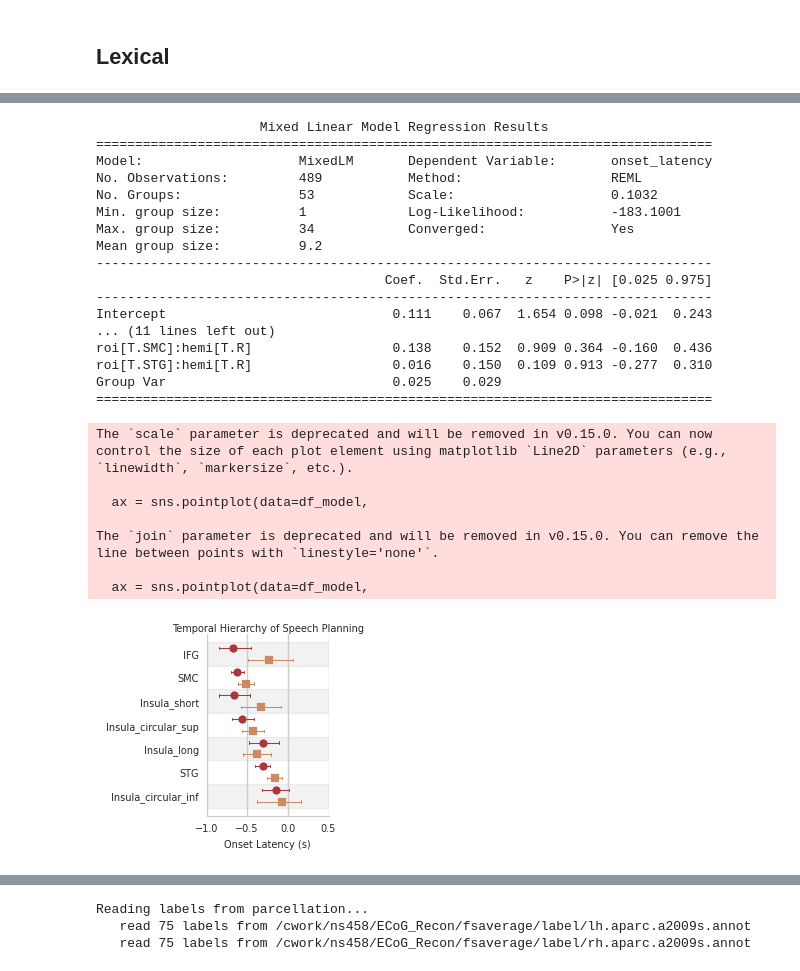
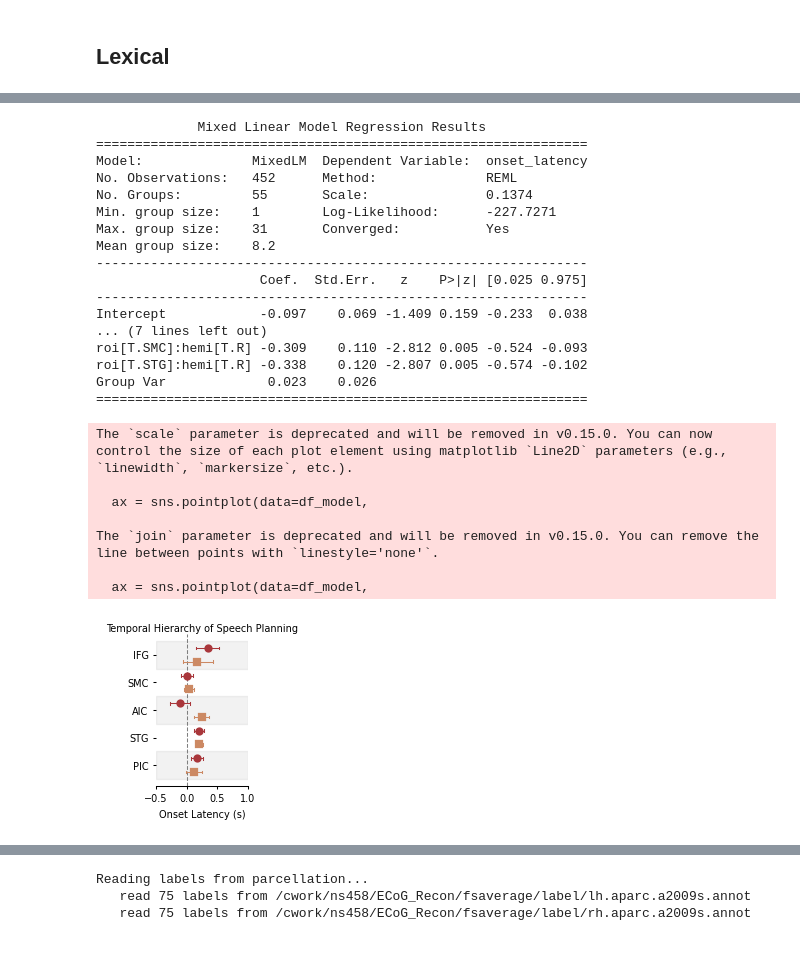
Before and after one commit to shinanlin/insula, a Jupyter notebook: notebooks/insula_temporal.ipynb, the cells around one changed output, grey strips where cells are left out. Cells and saved outputs as stored; diff of their text form; code cells hidden in the pictures.

```diff
--- a/viz/insula_temporal.ipynb
+++ b/notebooks/insula_temporal.ipynb
@@ -689,10 +1091,14 @@ def get_onset_latency(df):
 
         # 2. 必须按时间排序，确保取到的是起始点
         # 假设你的时间列叫 'time'
-        sig_data = sig_data.sort_values('time')
+        # sig_data = sig_data.sort_values('time')
 
-        # 3. 取第一行，这就是 Onset
-        onset_row = sig_data.iloc[0]
+        # # 3. 取第一行，这就是 Onset
+        # onset_row = sig_data.iloc[0]
+
+        peak_idx = sig_data['value'].idxmax()
+        onset_row = sig_data.loc[peak_idx]
+
 
         # 4. (可选) 鲁棒性检查：
         # 有时候 mask 可能是断断续续的（比如 [True, False, True, True...]）
@@ -733,15 +1212,15 @@ latency.head()
 # %%
 import statsmodels.formula.api as smf
 
-target_rois = ['STG','SMC', 'IFG',
-            #    'Insula_circular_ant',
-               'Insula_circular_sup',
-               'Insula_circular_inf',
-               'Insula_long',
-               'Insula_short']
+target_rois = ['STG',
+               'SMC',
+               'IFG',
+               'AIC',
+               'PIC',
+               ]
 
-label = ['Audio', 'perception']
-# label = ['Response', 'production']
+# label = ['Audio', 'perception']
+label = ['Response', 'production']
 df_model = latency[(latency['roi'].isin(target_rois)) & (latency.phase.isin(label))].copy()
 
 df_model['onset_latency'] = pd.to_numeric(df_model['onset_latency'], errors='coerce')
@@ -752,23 +1231,23 @@ result = model.fit(method=['nm', 'lbfgs'], maxiter=5000)
 
 print(result.summary())
 # %% [output]
-                     Mixed Linear Model Regression Results
-===============================================================================
-Model:                    MixedLM       Dependent Variable:       onset_latency
-No. Observations:         489           Method:                   REML
-No. Groups:               53            Scale:                    0.1032
-Min. group size:          1             Log-Likelihood:           -183.1001
-Max. group size:          34            Converged:                Yes
-Mean group size:          9.2
--------------------------------------------------------------------------------
-                                     Coef.  Std.Err.   z    P>|z| [0.025 0.975]
--------------------------------------------------------------------------------
-Intercept                             0.111    0.067  1.654 0.098 -0.021  0.243
-... (11 lines left out)
-roi[T.SMC]:hemi[T.R]                  0.138    0.152  0.909 0.364 -0.160  0.436
-roi[T.STG]:hemi[T.R]                  0.016    0.150  0.109 0.913 -0.277  0.310
-Group Var                             0.025    0.029
-===============================================================================
+             Mixed Linear Model Regression Results
+===============================================================
+Model:              MixedLM  Dependent Variable:  onset_latency
+No. Observations:   452      Method:              REML
+No. Groups:         55       Scale:               0.1374
+Min. group size:    1        Log-Likelihood:      -227.7271
+Max. group size:    31       Converged:           Yes
+Mean group size:    8.2
+---------------------------------------------------------------
+                     Coef.  Std.Err.   z    P>|z| [0.025 0.975]
+---------------------------------------------------------------
+Intercept            -0.097    0.069 -1.409 0.159 -0.233  0.038
+... (7 lines left out)
+roi[T.SMC]:hemi[T.R] -0.309    0.110 -2.812 0.005 -0.524 -0.093
+roi[T.STG]:hemi[T.R] -0.338    0.120 -2.807 0.005 -0.574 -0.102
+Group Var             0.023    0.026
+===============================================================
 # %%
 import seaborn as sns
 import matplotlib.pyplot as plt
@@ -777,15 +1256,13 @@ import matplotlib.pyplot as plt
 roi_order = [
             'IFG',
             'SMC',
-            'Insula_short',
-            'Insula_circular_sup',
-            'Insula_long',
+            'AIC',
             'STG',
-            'Insula_circular_inf',
+            'PIC',
     ]
 
 # 2. 设置画布风格
-fig, ax = plt.subplots(figsize=(4*cm, 6*cm))
+fig, ax = plt.subplots(figsize=(3*cm, 5*cm))
 
 # 3. 画核心的点和误差棒 (Pointplot)
 # join=False: 不要把点连成线，我们要的是独立的估计值
@@ -813,36 +1290,36 @@ plt.axvline(0, color='black', linestyle='--', linewidth=0.75, alpha=0.5, zorder=
 # 5. 添加背景条纹 (可选，像参考图那样的灰白相间)
 # 这一步是为了模仿参考图的灰色背景带，增加可读性
 for i in range(len(roi_order)):
     if i % 2 == 0: # 偶数行加灰色背景
         plt.axhspan(i - 0.5, i + 0.5, color='gray', alpha=0.1, zorder=0)
 
-ax.set_xlim(-1, 0.5)
+ax.set_xlim(-0.5, 1)
 # 6. 美化调整
 plt.xlabel("Onset Latency (s)", fontsize=7)
 plt.ylabel("") # ROI 名字已经在 Y 轴刻度上了，不需要 Label
 plt.title("Temporal Hierarchy of Speech Planning", fontsize=7, pad=2 )
 
 # 调整图例
 
 # 去掉上方和右侧边框
 sns.despine(left=True)
 
 # 调整 Y 轴刻度文字样式
 
 for ax in fig.axes:
     ax.tick_params(labelsize=7, width=.75, length=2, which='both',)
     plt.setp(ax.spines.values(), linewidth=.75)
 
-fig.savefig("insula_temporal.svg", dpi=300, bbox_inches='tight')
+# fig.savefig("../img/fig1/fig1_insula_temporal_production.svg", dpi=300, bbox_inches='tight')
 # %% [output]
 The `scale` parameter is deprecated and will be removed in v0.15.0. You can now control the size of each plot element using matplotlib `Line2D` parameters (e.g., `linewidth`, `markersize`, etc.).
 
   ax = sns.pointplot(data=df_model,
 
 The `join` parameter is deprecated and will be removed in v0.15.0. You can remove the line between points with `linestyle='none'`.
 
   ax = sns.pointplot(data=df_model,
-[figure, old version]
+[figure, new version]
 # %%
 import seaborn as sns
 import matplotlib.pyplot as plt
```
Also changed, not shown: parts of 28 cells of this notebook, 31 other files.
